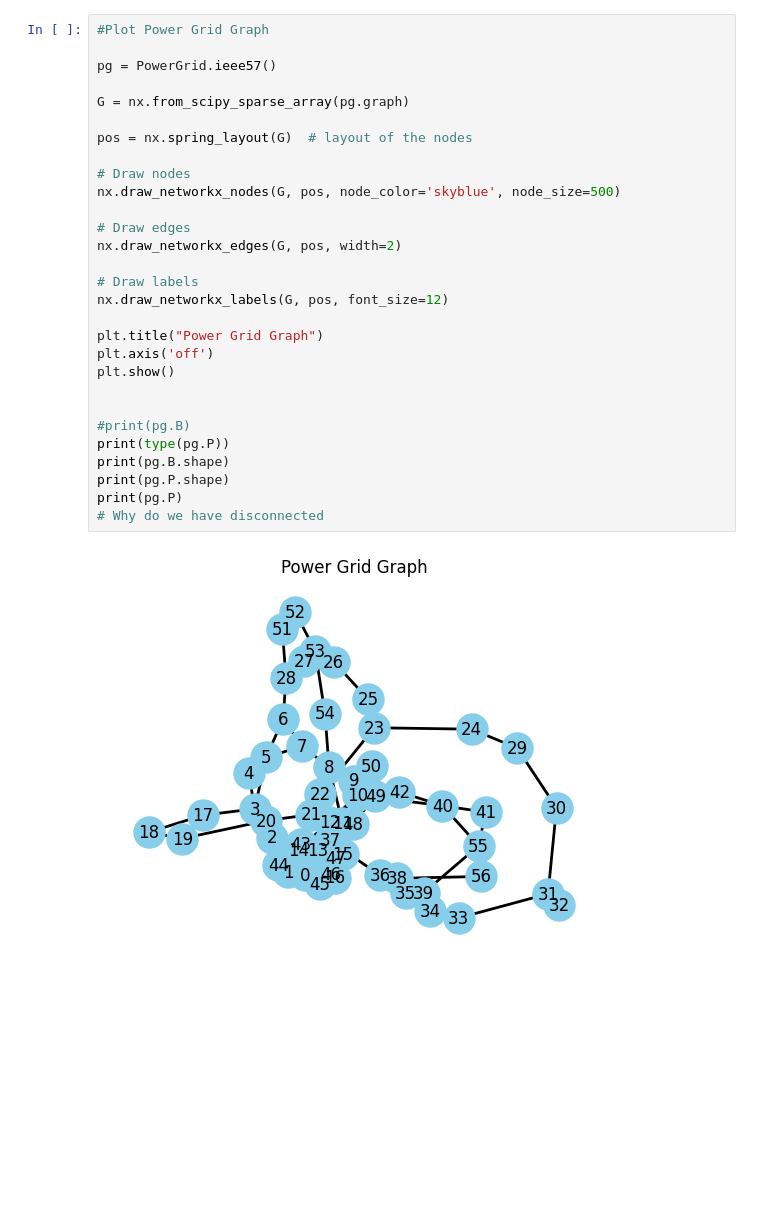
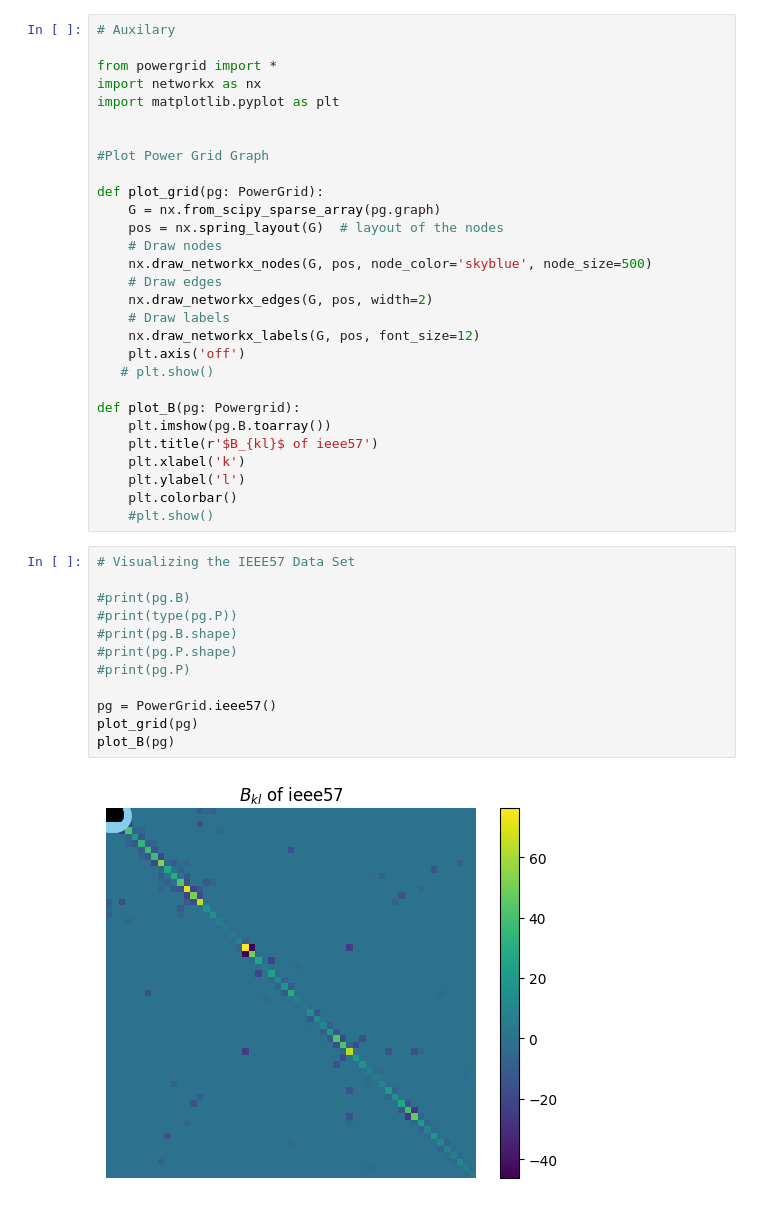
Before and after one commit to DerEinverleiber/UCP-PaperV2, a Jupyter notebook: paper_results.ipynb, the cells around one changed output. Cells and saved outputs as stored; diff of their text form; blank space fills up the shorter version.

```diff
--- a/paper_results.ipynb
+++ b/paper_results.ipynb
@@ -48,31 +10,43 @@ plt.show()
+# %%
+# Auxilary
+
+from powergrid import *
+import networkx as nx
+import matplotlib.pyplot as plt
+
+
+#Plot Power Grid Graph
+
+def plot_grid(pg: PowerGrid):
+    G = nx.from_scipy_sparse_array(pg.graph)
+    pos = nx.spring_layout(G)  # layout of the nodes
+    # Draw nodes
+    nx.draw_networkx_nodes(G, pos, node_color='skyblue', node_size=500)
+    # Draw edges
+    nx.draw_networkx_edges(G, pos, width=2)
+    # Draw labels
+    nx.draw_networkx_labels(G, pos, font_size=12)
+    plt.axis('off')
+   # plt.show()
+
+def plot_B(pg: Powergrid):
+    plt.imshow(pg.B.toarray())
+    plt.title(r'$B_{kl}$ of ieee57')
+    plt.xlabel('k')
+    plt.ylabel('l')
+    plt.colorbar()
+    #plt.show()
 # %%
-#Plot Power Grid Graph
+# Visualizing the IEEE57 Data Set
+
+#print(pg.B)
+#print(type(pg.P))
+#print(pg.B.shape)
+#print(pg.P.shape)
+#print(pg.P)
 
 pg = PowerGrid.ieee57()
-
-G = nx.from_scipy_sparse_array(pg.graph)
-
-pos = nx.spring_layout(G)  # layout of the nodes
-
-# Draw nodes
-nx.draw_networkx_nodes(G, pos, node_color='skyblue', node_size=500)
-
-# Draw edges
-nx.draw_networkx_edges(G, pos, width=2)
-
-# Draw labels
-nx.draw_networkx_labels(G, pos, font_size=12)
-
-plt.title("Power Grid Graph")
-plt.axis('off')
-plt.show()
-
-
-#print(pg.B)
-print(type(pg.P))
-print(pg.B.shape)
-print(pg.P.shape)
-print(pg.P)
-# Why do we have disconnected
+plot_grid(pg)
+plot_B(pg)
 # %% [output]
-[figure, old version]
+[figure, new version]
```
Also changed, not shown: parts of 5 cells of this notebook, 1 other file.
